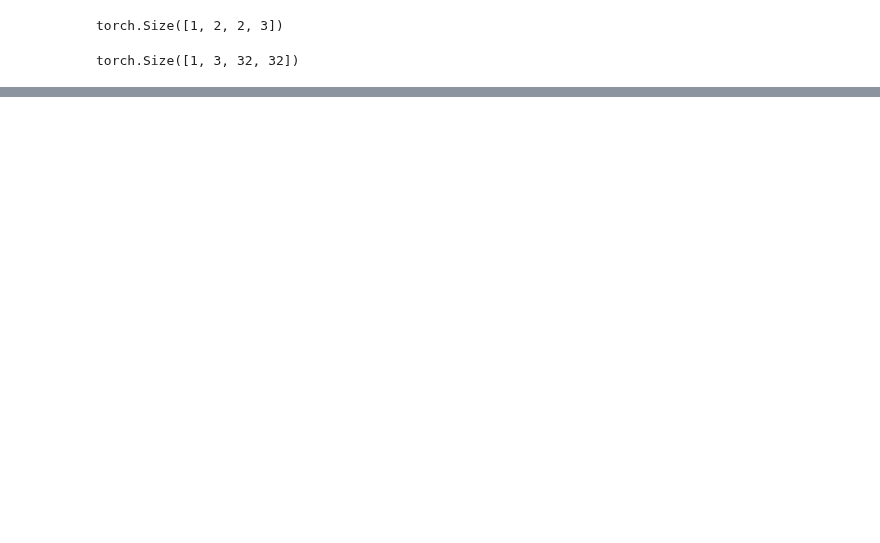
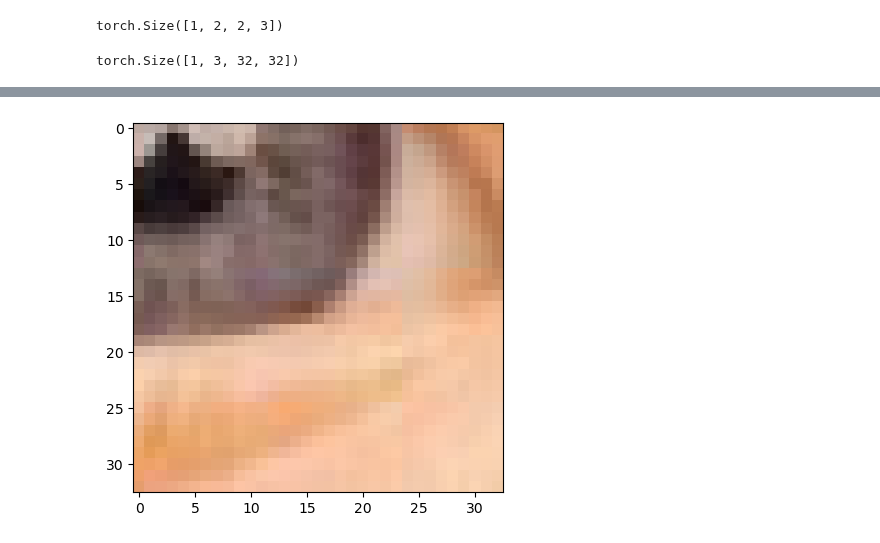
Before and after one commit to velozo27/TCC-Pedro-Velozo-ENG1132, a Jupyter notebook: DBPN.ipynb, the cells around one changed output, grey strips where cells are left out. Drawn from its saved outputs; the diff is of its cells as text; code cells hidden in the pictures; blank space fills up the shorter version.

```diff
--- a/DBPN.ipynb
+++ b/DBPN.ipynb
@@ -160,0 +117,4 @@ RuntimeError: Given groups=1, weight of size [64, 128, 1, 1], expected input[1,
+# %%
+image_helper.open_and_show_image("datasets/Set5_train/patches/baby_patch/patch_0.png")
+# %% [output]
+[figure, added]
```
Also changed, not shown: parts of 8 cells of this notebook, 4 other files.
